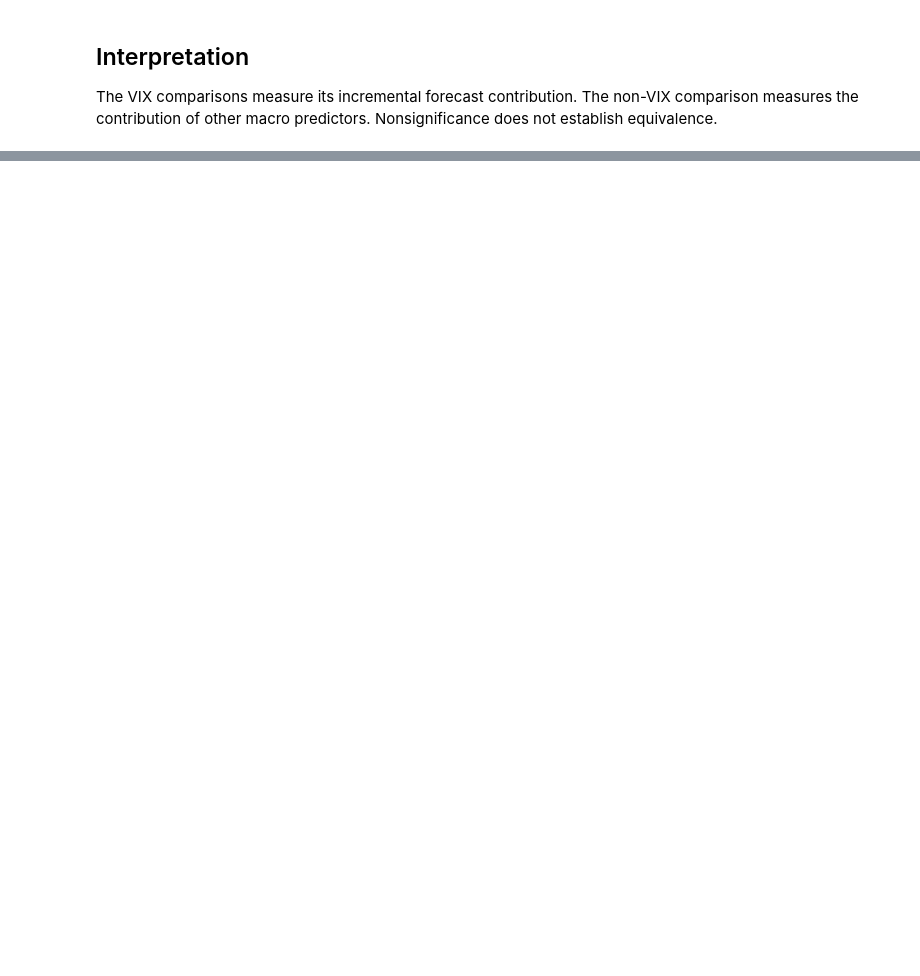
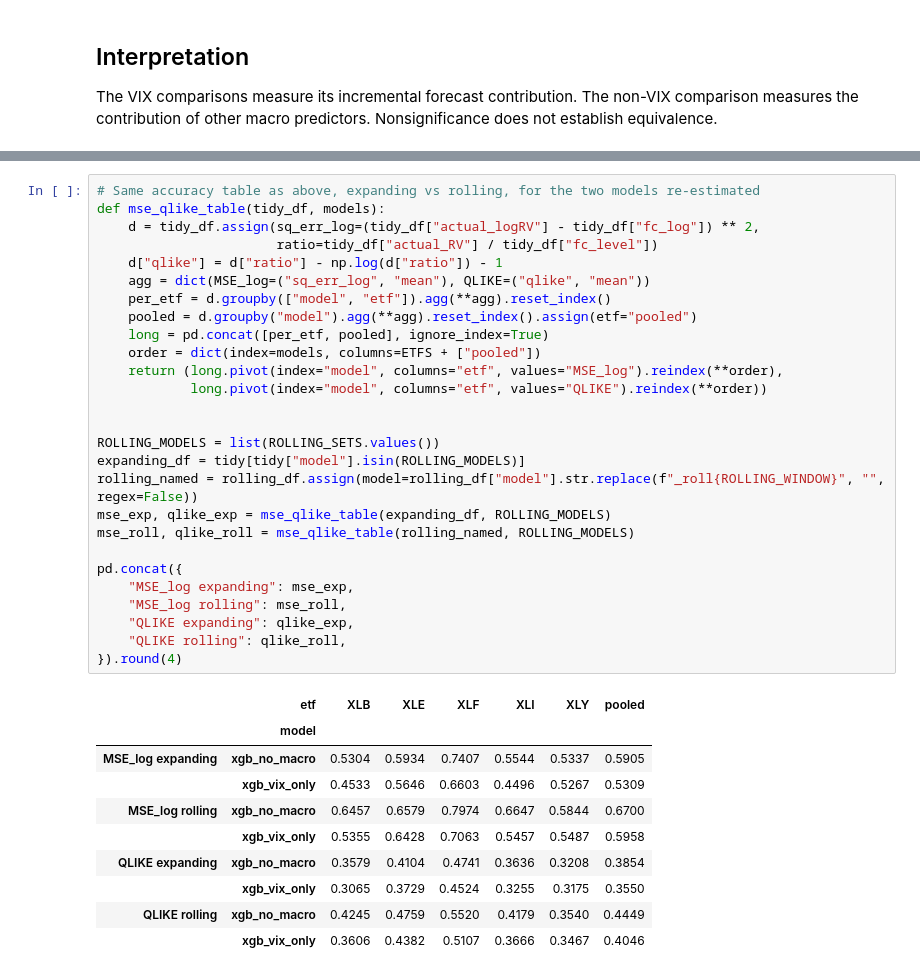
Before and after one commit to chanrahrah/dse4101capstone-project, a Jupyter notebook: models/forecasting/build/b3_xgboost.ipynb, the cells around one changed output, grey strips where cells are left out. Drawn from its saved outputs; the diff is of its cells as text; blank space fills up the shorter version.

```diff
--- a/models/forecasting/build/b3_xgboost.ipynb
+++ b/models/forecasting/build/b3_xgboost.ipynb
@@ -410,0 +465,38 @@ measures the contribution of other macro predictors. Nonsignificance does not es
+# %%
+# Same accuracy table as above, expanding vs rolling, for the two models re-estimated
+def mse_qlike_table(tidy_df, models):
+    d = tidy_df.assign(sq_err_log=(tidy_df["actual_logRV"] - tidy_df["fc_log"]) ** 2,
+                       ratio=tidy_df["actual_RV"] / tidy_df["fc_level"])
+    d["qlike"] = d["ratio"] - np.log(d["ratio"]) - 1
+    agg = dict(MSE_log=("sq_err_log", "mean"), QLIKE=("qlike", "mean"))
+    per_etf = d.groupby(["model", "etf"]).agg(**agg).reset_index()
+    pooled = d.groupby("model").agg(**agg).reset_index().assign(etf="pooled")
+    long = pd.concat([per_etf, pooled], ignore_index=True)
+    order = dict(index=models, columns=ETFS + ["pooled"])
+    return (long.pivot(index="model", columns="etf", values="MSE_log").reindex(**order),
+            long.pivot(index="model", columns="etf", values="QLIKE").reindex(**order))
+
+
+ROLLING_MODELS = list(ROLLING_SETS.values())
+expanding_df = tidy[tidy["model"].isin(ROLLING_MODELS)]
+rolling_named = rolling_df.assign(model=rolling_df["model"].str.replace(f"_roll{ROLLING_WINDOW}", "", regex=False))
+mse_exp, qlike_exp = mse_qlike_table(expanding_df, ROLLING_MODELS)
+mse_roll, qlike_roll = mse_qlike_table(rolling_named, ROLLING_MODELS)
+
+pd.concat({
+    "MSE_log expanding": mse_exp,
+    "MSE_log rolling": mse_roll,
+    "QLIKE expanding": qlike_exp,
+    "QLIKE rolling": qlike_roll,
+}).round(4)
+# %% [output]
+|  | etf | XLB | XLE | XLF | XLI | XLY | pooled |
+|  | model |  |  |  |  |  |  |
+| MSE_log expanding | xgb_no_macro | 0.5304 | 0.5934 | 0.7407 | 0.5544 | 0.5337 | 0.5905 |
+|  | xgb_vix_only | 0.4533 | 0.5646 | 0.6603 | 0.4496 | 0.5267 | 0.5309 |
+| MSE_log rolling | xgb_no_macro | 0.6457 | 0.6579 | 0.7974 | 0.6647 | 0.5844 | 0.6700 |
+|  | xgb_vix_only | 0.5355 | 0.6428 | 0.7063 | 0.5457 | 0.5487 | 0.5958 |
+| QLIKE expanding | xgb_no_macro | 0.3579 | 0.4104 | 0.4741 | 0.3636 | 0.3208 | 0.3854 |
+|  | xgb_vix_only | 0.3065 | 0.3729 | 0.4524 | 0.3255 | 0.3175 | 0.3550 |
+| QLIKE rolling | xgb_no_macro | 0.4245 | 0.4759 | 0.5520 | 0.4179 | 0.3540 | 0.4449 |
+|  | xgb_vix_only | 0.3606 | 0.4382 | 0.5107 | 0.3666 | 0.3467 | 0.4046 |
```
Also changed, not shown: parts of 7 cells of this notebook, 3 other files.
